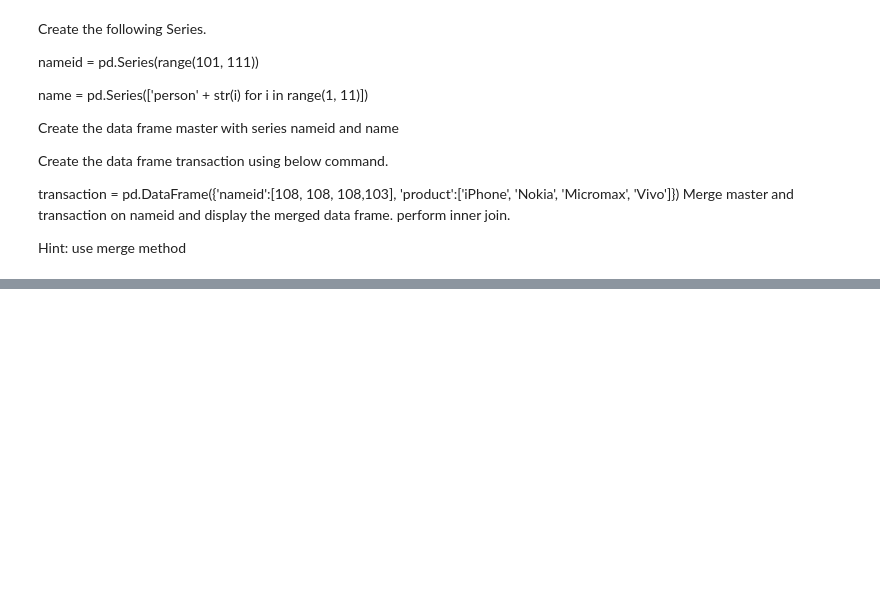
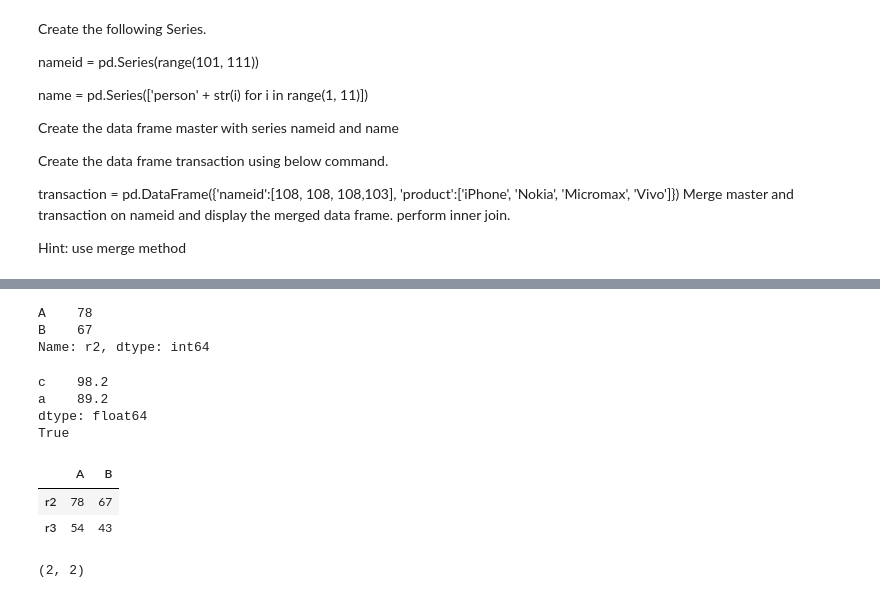
Before and after one commit to whatsupabhijit/py_rambling, a Jupyter notebook: pandas/panda.ipynb, the cells around one changed output, grey strips where cells are left out. Saved outputs shown, nothing was run; the diff lists cells and outputs as text; code cells hidden in the pictures; blank space fills up the shorter version.

```diff
--- a/pandas/panda.ipynb
+++ b/pandas/panda.ipynb
@@ -1116,0 +1134,30 @@ Hint: use merge method
+# %%
+df.iloc[1]
+pd.read_csv()
+# %% [output]
+A    78
+B    67
+Name: r2, dtype: int64
+# %%
+s = pd.Series([89.2, 76.4, 98.2, 75.9], index=list('abcd'))
+print(s[['c', 'a']])
+
+print ('b' in s)
+# %% [output]
+c    98.2
+a    89.2
+dtype: float64
+True
+# %%
+df = pd.DataFrame({'A':[34, 78, 54], 'B':[12, 67, 43]}, index=['r1', 'r2', 'r3'])
+df.loc['r2':'r3']
+# %% [output]
+|  | A | B |
+| r2 | 78 | 67 |
+| r3 | 54 | 43 |
+# %%
+data = [{'a': 1, 'b': 2}, {'a': 5, 'b': 10, 'c': 20}]
+df = pd.DataFrame(data, columns=['a', 'b'])
+df.shape
+# %% [output]
+(2, 2)
```
Also changed, not shown: parts of 2 cells of this notebook.
